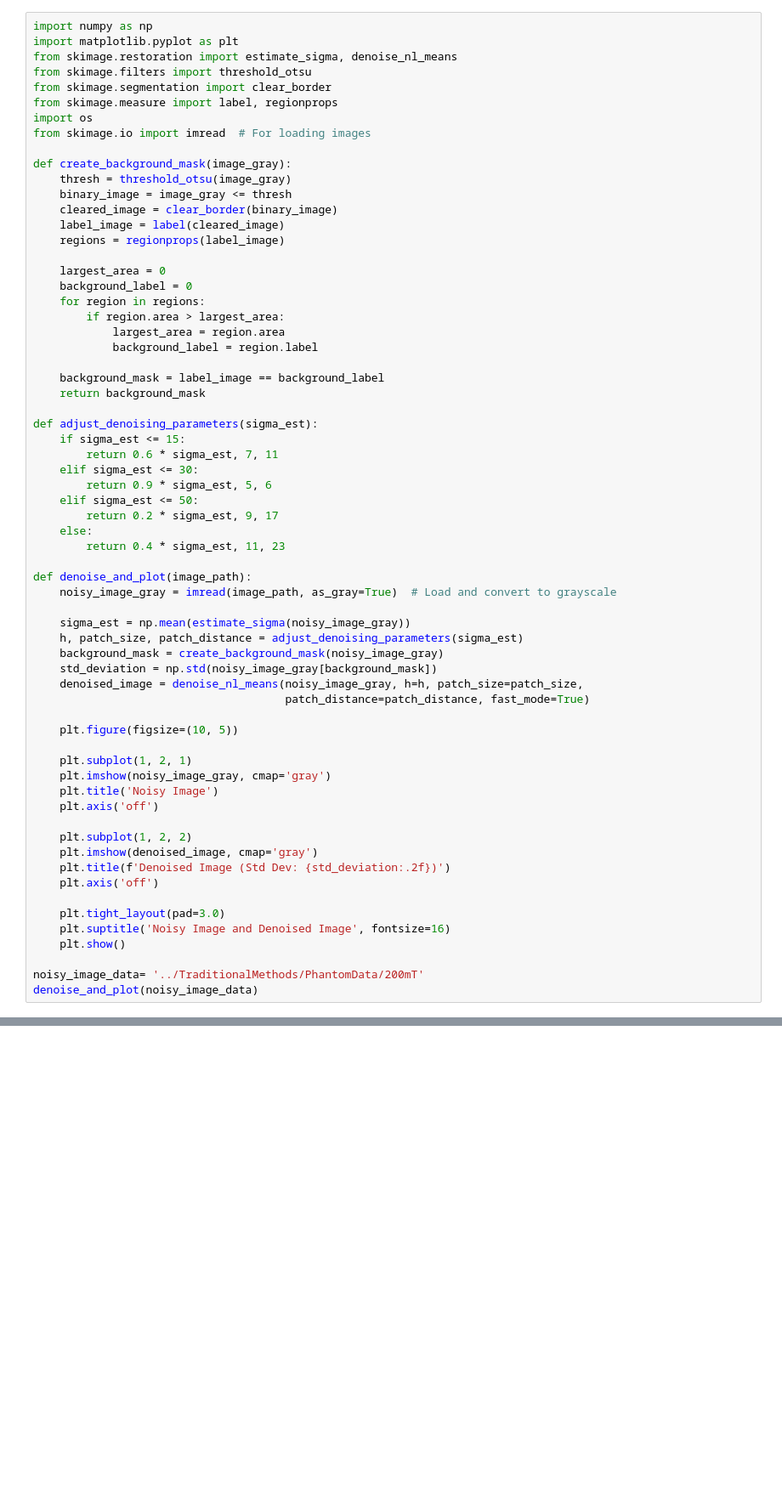
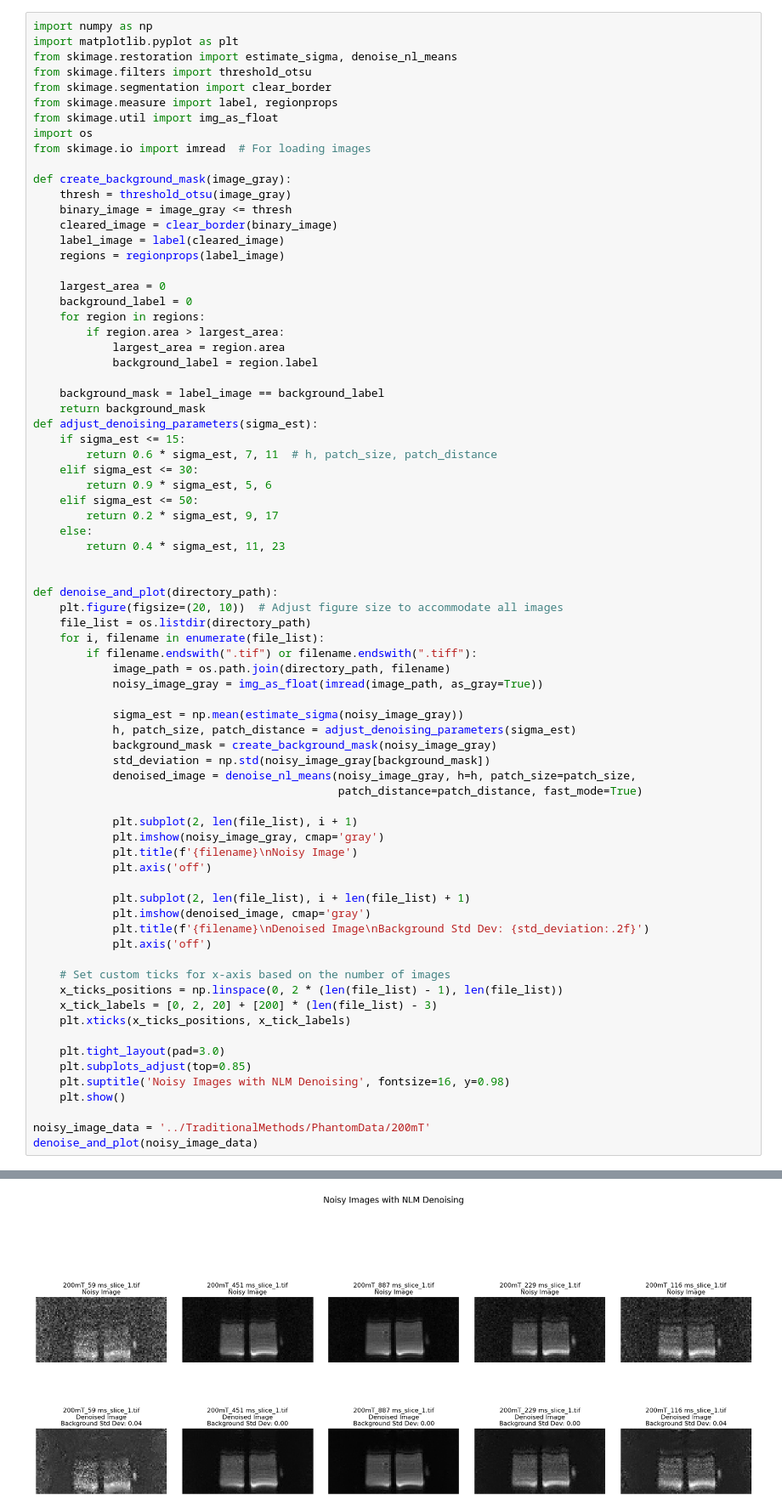
Before and after one commit to doro041/HonoursProject-CS4529-Blind-Denoising-Within-FFC-MRI, a Jupyter notebook: ProjectCode/Algorithms/TraditionalMethods/NLMforMedicalPhantom.ipynb, the cells around one changed output, grey strips where cells are left out. Shown at 85% size. Cells and saved outputs as stored; diff of their text form; blank space fills up the shorter version.

Commit message:
nlm for medical phantom

```diff
--- a/ProjectCode/Algorithms/TraditionalMethods/NLMforMedicalPhantom.ipynb
+++ b/ProjectCode/Algorithms/TraditionalMethods/NLMforMedicalPhantom.ipynb
@@ -5,6 +5,7 @@ from skimage.restoration import estimate_sigma, denoise_nl_means
 from skimage.filters import threshold_otsu
 from skimage.segmentation import clear_border
 from skimage.measure import label, regionprops
+from skimage.util import img_as_float
 import os
 from skimage.io import imread  # For loading images
 
@@ -24,10 +25,9 @@ def create_background_mask(image_gray):
 
     background_mask = label_image == background_label
     return background_mask
-
 def adjust_denoising_parameters(sigma_est):
     if sigma_est <= 15:
-        return 0.6 * sigma_est, 7, 11
+        return 0.6 * sigma_est, 7, 11  # h, patch_size, patch_distance
     elif sigma_est <= 30:
         return 0.9 * sigma_est, 5, 6
     elif sigma_est <= 50:
@@ -35,32 +35,42 @@ def adjust_denoising_parameters(sigma_est):
     else:
         return 0.4 * sigma_est, 11, 23
 
-def denoise_and_plot(image_path):
-    noisy_image_gray = imread(image_path, as_gray=True)  # Load and convert to grayscale
 
-    sigma_est = np.mean(estimate_sigma(noisy_image_gray))
-    h, patch_size, patch_distance = adjust_denoising_parameters(sigma_est)
-    background_mask = create_background_mask(noisy_image_gray)
-    std_deviation = np.std(noisy_image_gray[background_mask])
-    denoised_image = denoise_nl_means(noisy_image_gray, h=h, patch_size=patch_size,
-                                      patch_distance=patch_distance, fast_mode=True)
+def denoise_and_plot(directory_path):
+    plt.figure(figsize=(20, 10))  # Adjust figure size to accommodate all images
+    file_list = os.listdir(directory_path)
+    for i, filename in enumerate(file_list):
+        if filename.endswith(".tif") or filename.endswith(".tiff"):
+            image_path = os.path.join(directory_path, filename)
+            noisy_image_gray = img_as_float(imread(image_path, as_gray=True))
 
-    plt.figure(figsize=(10, 5))
+            sigma_est = np.mean(estimate_sigma(noisy_image_gray))
+            h, patch_size, patch_distance = adjust_denoising_parameters(sigma_est)
+            background_mask = create_background_mask(noisy_image_gray)
+            std_deviation = np.std(noisy_image_gray[background_mask])
+            denoised_image = denoise_nl_means(noisy_image_gray, h=h, patch_size=patch_size,
+                                              patch_distance=patch_distance, fast_mode=True)
 
-    plt.subplot(1, 2, 1)
-    plt.imshow(noisy_image_gray, cmap='gray')
-    plt.title('Noisy Image')
-    plt.axis('off')
+            plt.subplot(2, len(file_list), i + 1)
+            plt.imshow(noisy_image_gray, cmap='gray')
+            plt.title(f'{filename}\nNoisy Image')
+            plt.axis('off')
 
-    plt.subplot(1, 2, 2)
-    plt.imshow(denoised_image, cmap='gray')
-    plt.title(f'Denoised Image (Std Dev: {std_deviation:.2f})')
-    plt.axis('off')
+            plt.subplot(2, len(file_list), i + len(file_list) + 1)
+            plt.imshow(denoised_image, cmap='gray')
+            plt.title(f'{filename}\nDenoised Image\nBackground Std Dev: {std_deviation:.2f}')
+            plt.axis('off')
+
+    # Set custom ticks for x-axis based on the number of images
+    x_ticks_positions = np.linspace(0, 2 * (len(file_list) - 1), len(file_list))
+    x_tick_labels = [0, 2, 20] + [200] * (len(file_list) - 3)
+    plt.xticks(x_ticks_positions, x_tick_labels)
 
     plt.tight_layout(pad=3.0)
-    plt.suptitle('Noisy Image and Denoised Image', fontsize=16)
+    plt.subplots_adjust(top=0.85)
+    plt.suptitle('Noisy Images with NLM Denoising', fontsize=16, y=0.98)
     plt.show()
 
-noisy_image_data= '../TraditionalMethods/PhantomData/200mT'
+noisy_image_data = '../TraditionalMethods/PhantomData/200mT'
 denoise_and_plot(noisy_image_data)
 # %% [output]
@@ -67,0 +77 @@ OSError: ImageIO does not generally support reading folders. Limited support may
+[figure, added]
```
Also changed, not shown: parts of 4 cells of this notebook.
